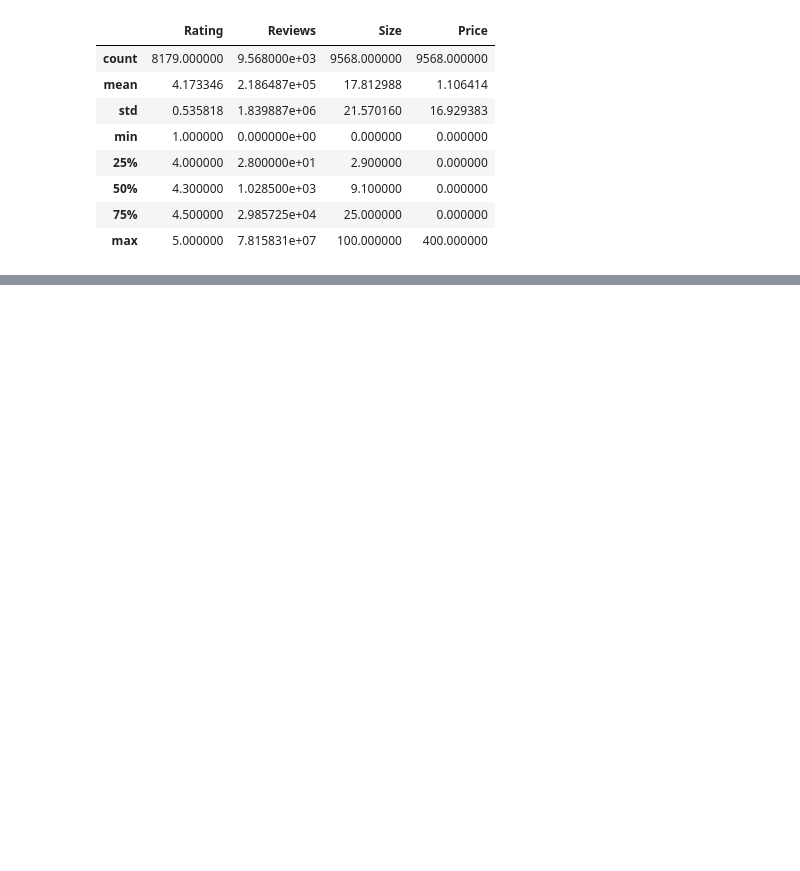
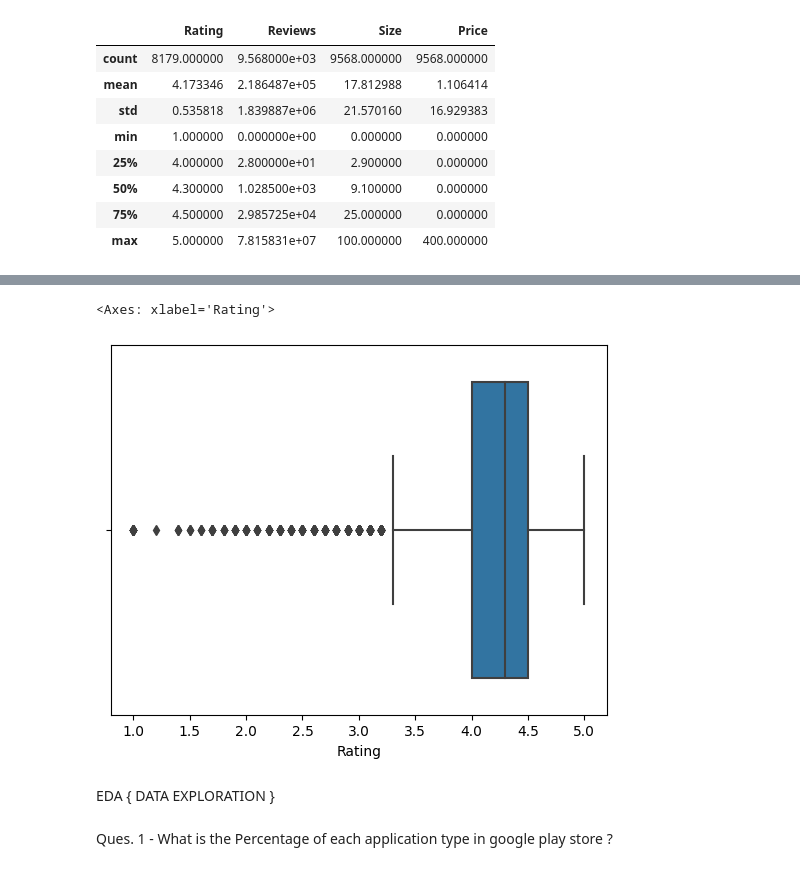
Before and after one commit to pravin2072/Play_store_app, a Jupyter notebook: 13_4_23_Play_store.ipynb, the cells around one changed output, grey strips where cells are left out. Drawn from its saved outputs; the diff is of its cells as text; code cells hidden in the pictures; blank space fills up the shorter version.

```diff
--- a/13_4_23_Play_store.ipynb
+++ b/13_4_23_Play_store.ipynb
@@ -300,0 +388,9 @@ data_df.describe()
+# %%
+sns.boxplot(x='Rating',data = data_df)
+# %% [output]
+<Axes: xlabel='Rating'>
+[figure, added]
+# %% [markdown]
+EDA { DATA EXPLORATION }
+# %% [markdown]
+Ques. 1 - What is the Percentage of each application type in google play store ?
```
Also changed, not shown: parts of 37 cells of this notebook.
